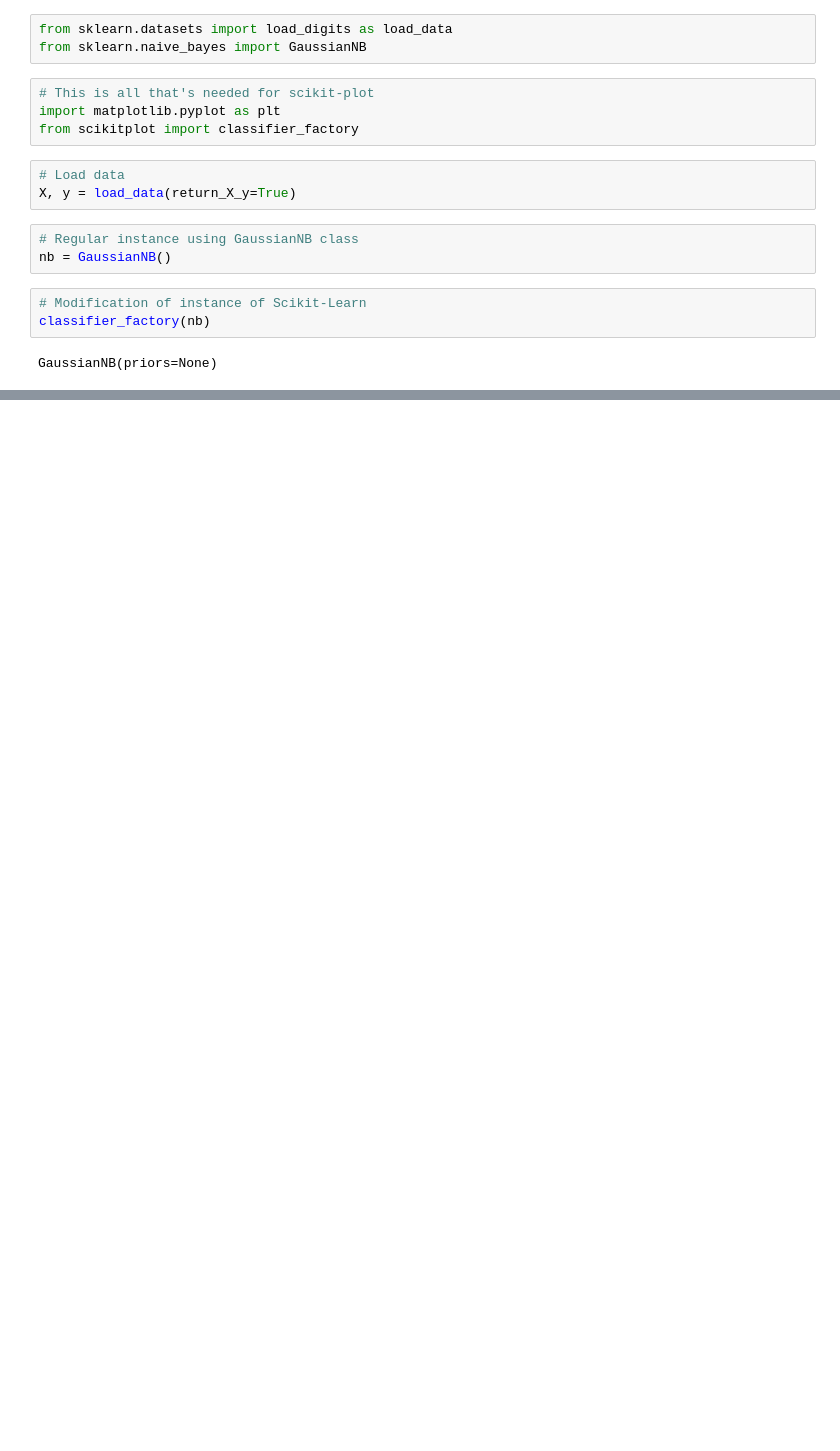
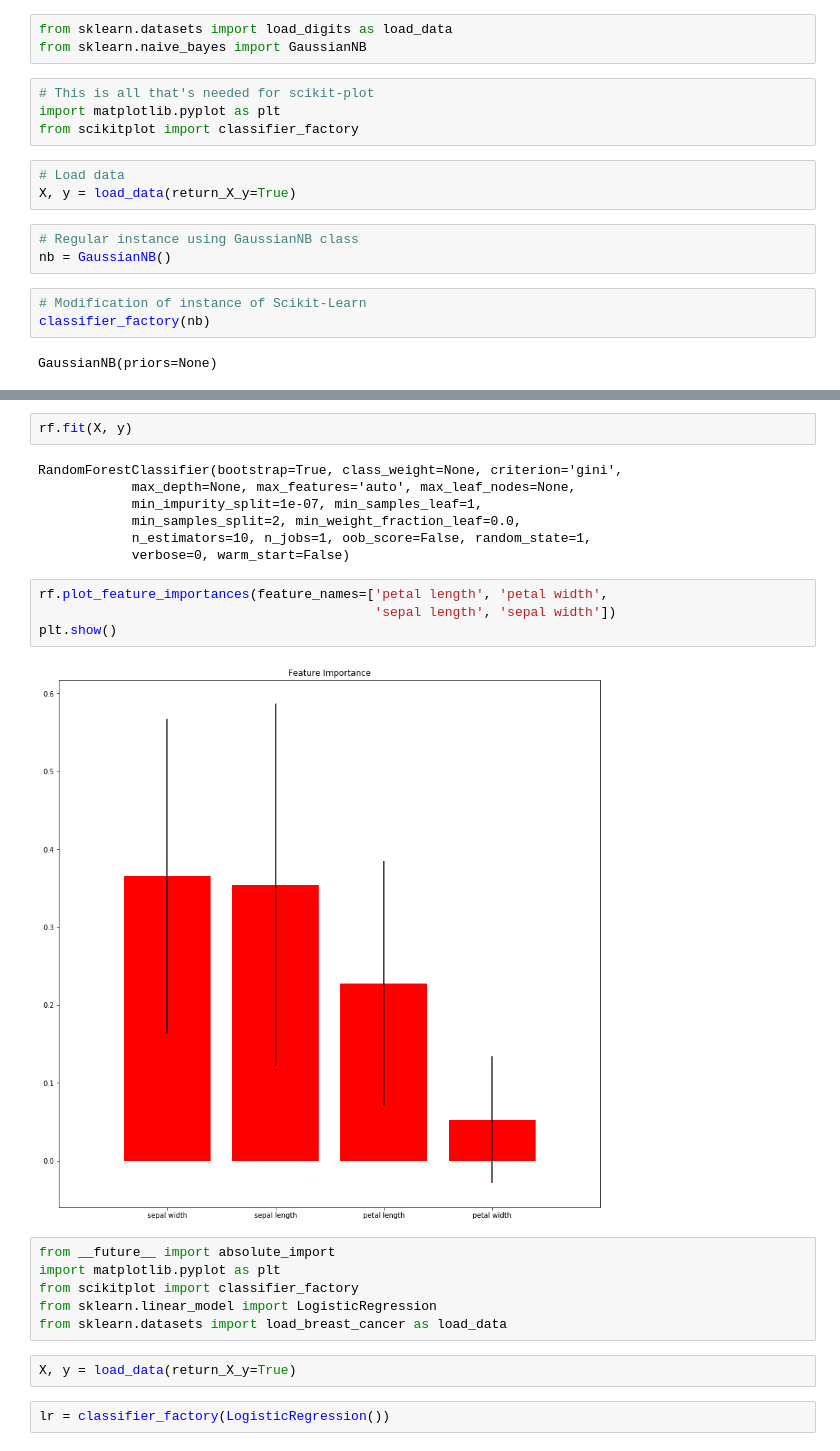
Before and after one commit to fclesio/learning-space, a Jupyter notebook: Python/Test with Scikit-Plot.ipynb, the cells around one changed output, grey strips where cells are left out. Drawn from its saved outputs; the diff is of its cells as text; blank space fills up the shorter version.

```diff
--- a/Python/Test with Scikit-Plot.ipynb
+++ b/Python/Test with Scikit-Plot.ipynb
@@ -30,0 +96,25 @@ plt.show()
+# %%
+rf.fit(X, y)
+# %% [output]
+RandomForestClassifier(bootstrap=True, class_weight=None, criterion='gini',
+            max_depth=None, max_features='auto', max_leaf_nodes=None,
+            min_impurity_split=1e-07, min_samples_leaf=1,
+            min_samples_split=2, min_weight_fraction_leaf=0.0,
+            n_estimators=10, n_jobs=1, oob_score=False, random_state=1,
+            verbose=0, warm_start=False)
+# %%
+rf.plot_feature_importances(feature_names=['petal length', 'petal width',
+                                           'sepal length', 'sepal width'])
+plt.show()
+# %% [output]
+[figure, added]
+# %%
+from __future__ import absolute_import
+import matplotlib.pyplot as plt
+from scikitplot import classifier_factory
+from sklearn.linear_model import LogisticRegression
+from sklearn.datasets import load_breast_cancer as load_data
+# %%
+X, y = load_data(return_X_y=True)
+# %%
+lr = classifier_factory(LogisticRegression())
```
Also changed, not shown: parts of 23 cells of this notebook.
